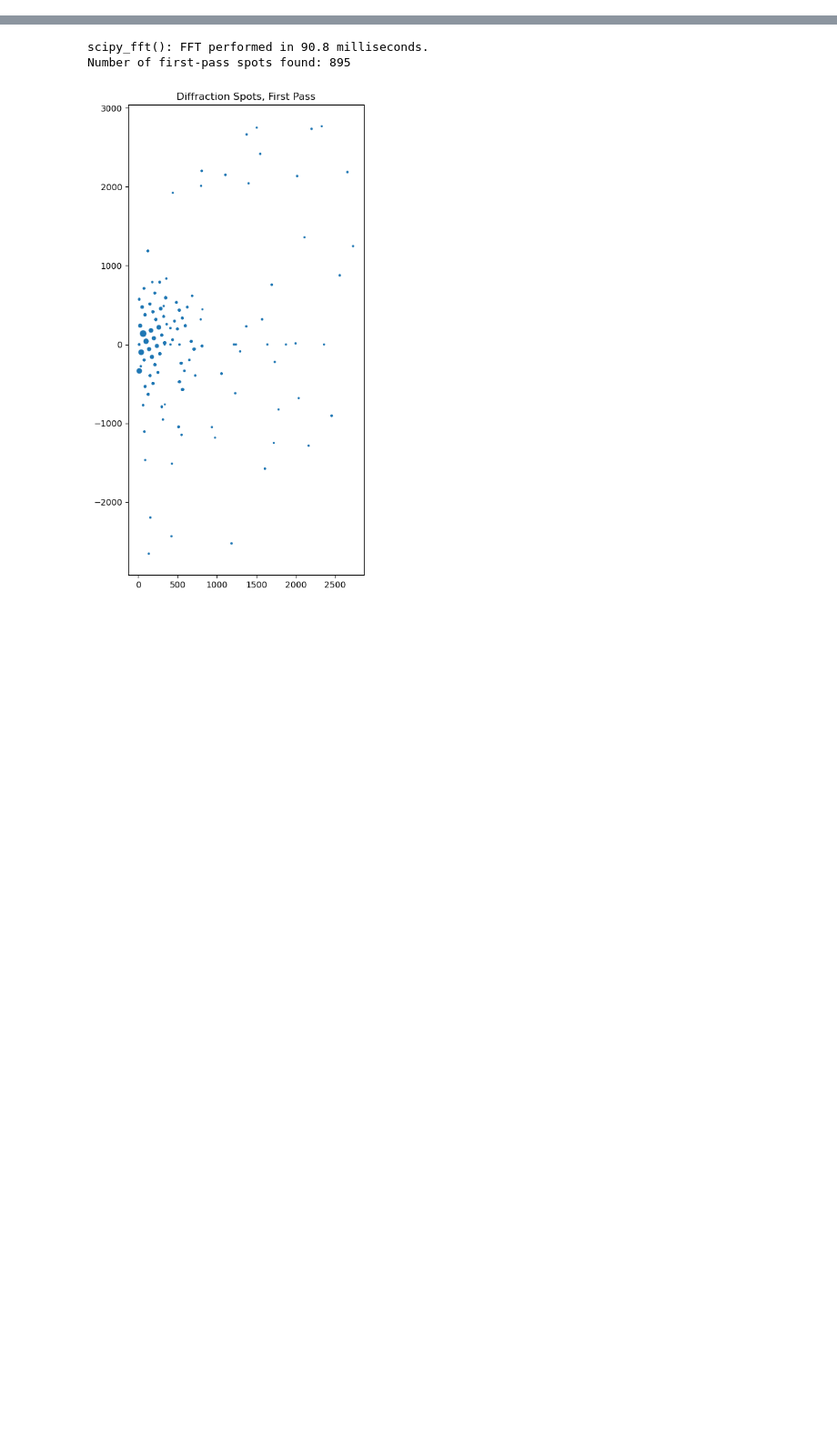
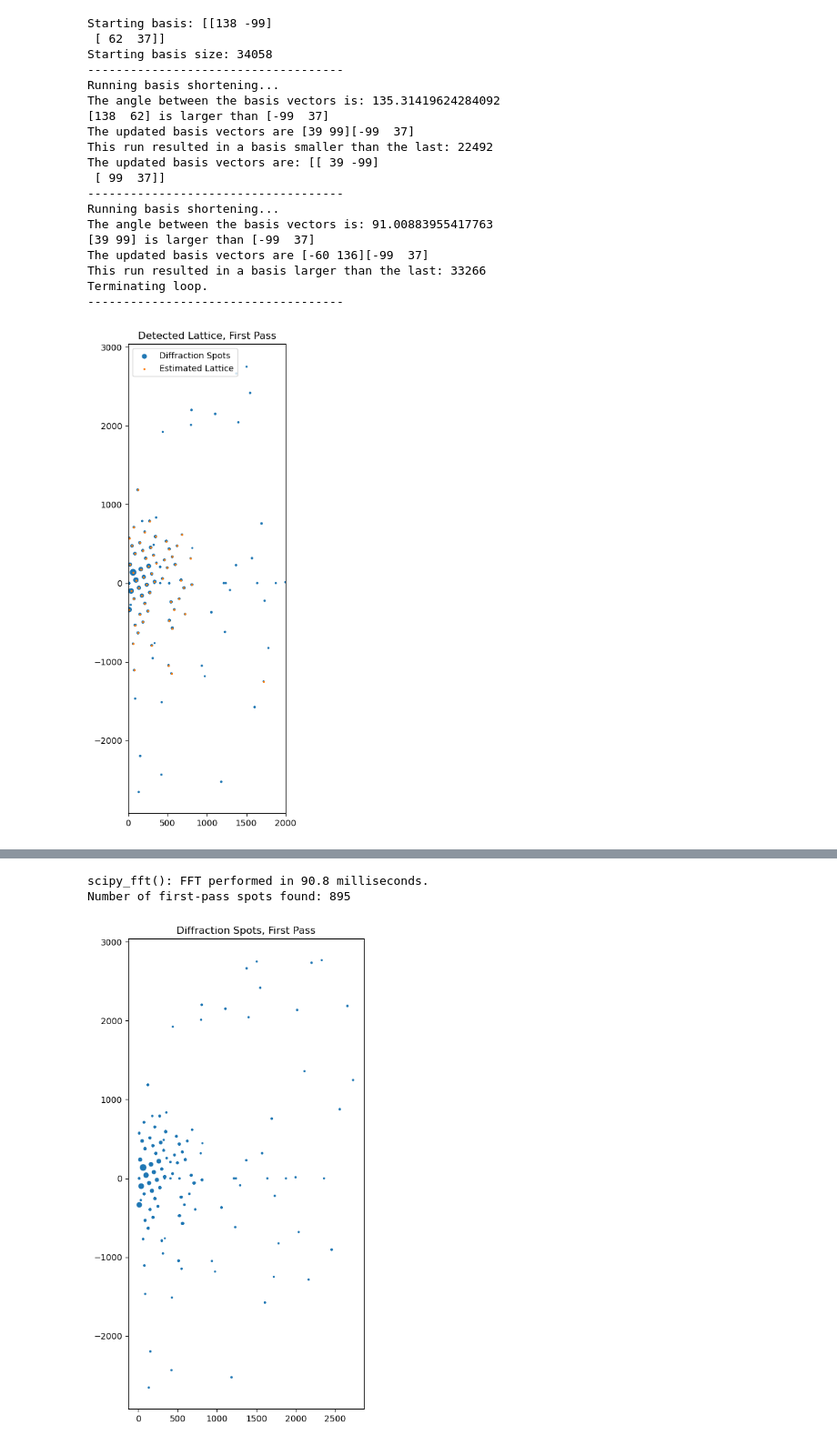
Before and after one commit to r-karimi/saxtal, a Jupyter notebook: troubleshoot_incomplete_masking.ipynb, the cells around one changed output, grey strips where cells are left out. Shown at 91% size. Saved outputs shown, nothing was run; the diff lists cells and outputs as text; code cells hidden in the pictures; blank space fills up the shorter version.

```diff
--- a/troubleshoot_incomplete_masking.ipynb
+++ b/troubleshoot_incomplete_masking.ipynb
@@ -186,24 +194,46 @@ if unwrapped_indices.shape[1] <= min_lattice_size:
 # %%
 # Estmate the basis
 best_basis, best_miller = sax.estimate_basis(unwrapped_indices, diffraction_amplitudes, min_lattice_size)
 # Shorten the basis vectors
 shortened_basis, shortened_miller = sax.shorten_basis(best_basis, unwrapped_indices, verbose)
 # Filter out points not near integer Miller indices
 integer_miller = sax.filter_noninteger_miller(shortened_miller, epsilon)
 # Filter out points that have been assigned the same Miller indices
 nonredundant_miller = sax.filter_redundant_miller(integer_miller)
 
 # Recreate the lattice points in Fourier space
 nonredundant_lattice = np.matmul(shortened_basis, nonredundant_miller)
 
 if show_plots:
     fig, ax = plt.subplots()
     ax.set_aspect('equal', 'box')
     ax.scatter(y = unwrapped_indices[0,:], x = unwrapped_indices[1,:], s = np.exp(diffraction_amplitudes), label="Diffraction Spots")
     ax.scatter(y = nonredundant_lattice[0,:], x = nonredundant_lattice[1,:], s = 2, label="Estimated Lattice")
     ax.legend(loc='best')
     plt.title("Detected Lattice, First Pass")
+    plt.xlim(0,2000)
     plt.show()
+# %% [output]
+Starting basis: [[138 -99]
+ [ 62  37]]
+Starting basis size: 34058
+------------------------------------
+Running basis shortening...
+The angle between the basis vectors is: 135.31419624284092
+[138  62] is larger than [-99  37]
+The updated basis vectors are [39 99][-99  37]
+This run resulted in a basis smaller than the last: 22492
+The updated basis vectors are: [[ 39 -99]
+ [ 99  37]]
+------------------------------------
+Running basis shortening...
+The angle between the basis vectors is: 91.00883955417763
+[39 99] is larger than [-99  37]
+The updated basis vectors are [-60 136][-99  37]
+This run resulted in a basis larger than the last: 33266
+Terminating loop.
+------------------------------------
+[figure, added]
 # %%
 # If the nonredundant lattice has less than n points, don't return a new lattice
 if nonredundant_miller.shape[1] < min_lattice_size:
```
Also changed, not shown: parts of 10 cells of this notebook, 3 other files.
